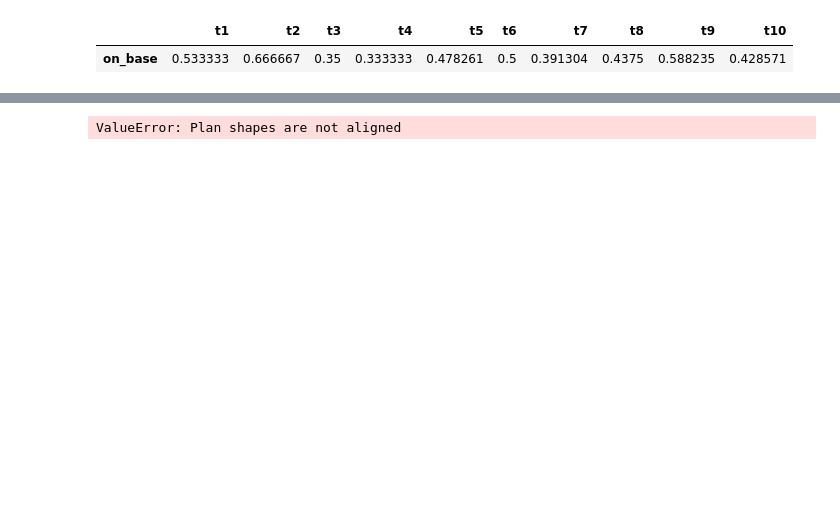
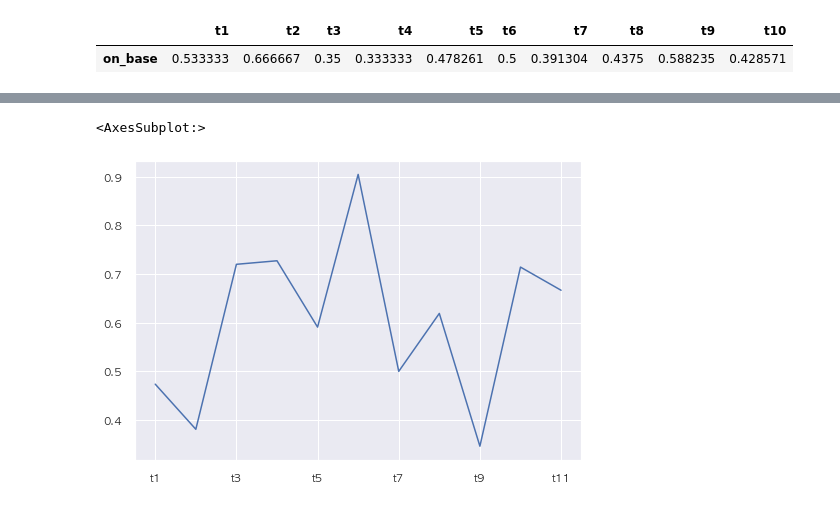
Before and after one commit to codenavy94/DAdejus_bigcon_2021, a Jupyter notebook: preprocess/preprocess_baseball.ipynb, the cells around one changed output, grey strips where cells are left out. Cells and saved outputs as stored; diff of their text form; code cells hidden in the pictures; blank space fills up the shorter version.

```diff
--- a/preprocess/preprocess_baseball.ipynb
+++ b/preprocess/preprocess_baseball.ipynb
@@ -287 +284,7 @@ temp[(temp.gap < game_base)&(temp['이름']==b[20])]['on_base'].to_frame().T.ilo
+# %%
+sequence = []
+for name in b:
+
+    sequence.append(temp[(temp.gap < game_base)&(temp['이름']==name)]['on_base'].to_frame().T.iloc[:,:11])
+    sequence[-1].columns= ['t'+str(i) for i in range(1,12)]
 # %%
@@ -291,4 +294,0 @@ temp[(temp.gap < game_base)&(temp['이름']==b[20])]['on_base'].to_frame().T.ilo
-# %%
-sequence = []
-for name in b:
-    sequence.append(temp[(temp.gap < game_base)&(temp['이름']==name)]['on_base'].to_frame().T.iloc[:,:10])
@@ -295,4 +298,11 @@ for name in b:
 # %%
 tot_seq = reduce(lambda left, right: pd.concat([left,right]), sequence)
-# %% [output]
-ValueError: Plan shapes are not aligned
+# %%
+tot_seq.index = b
+# %%
+tot_seq=tot_seq.dropna()
+# %%
+tot_seq.iloc[1,:].plot()
+# %% [output]
+<AxesSubplot:>
+[figure, added]
```
Also changed, not shown: parts of 22 cells of this notebook, 3 other files.
